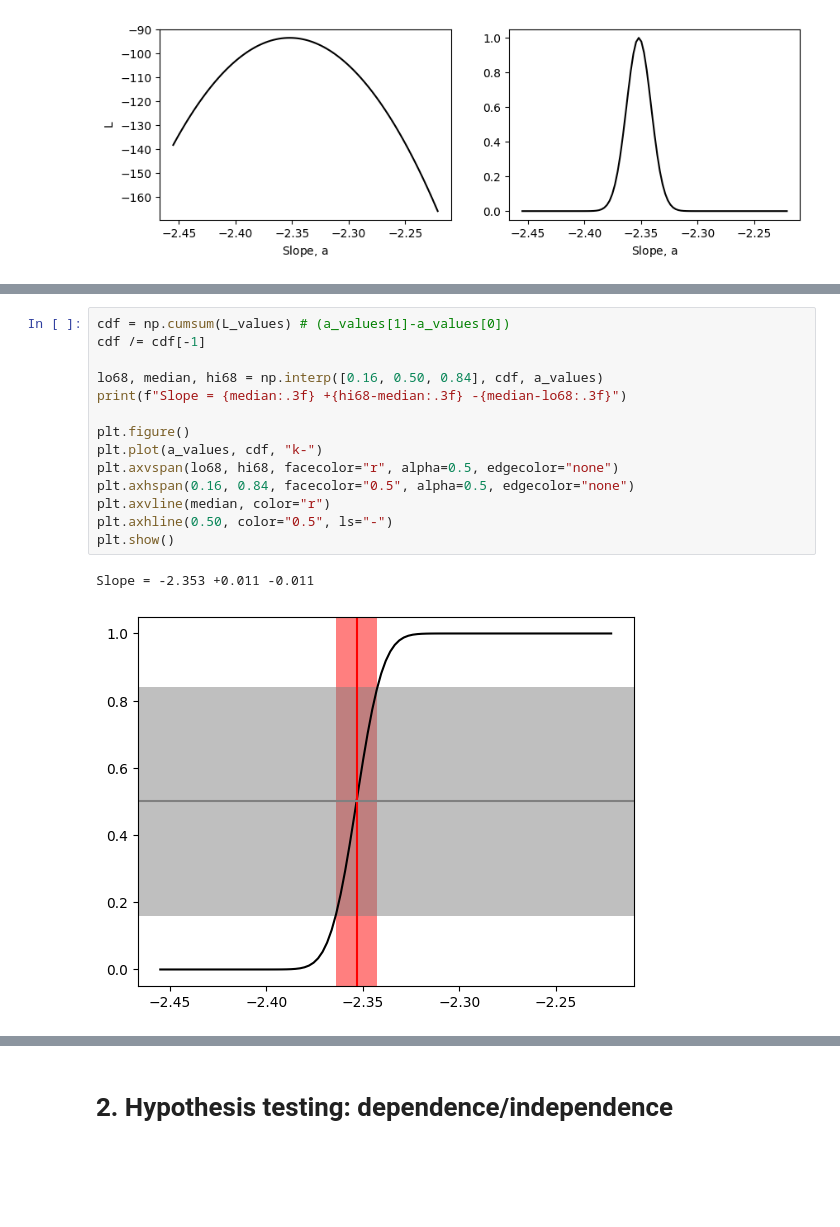
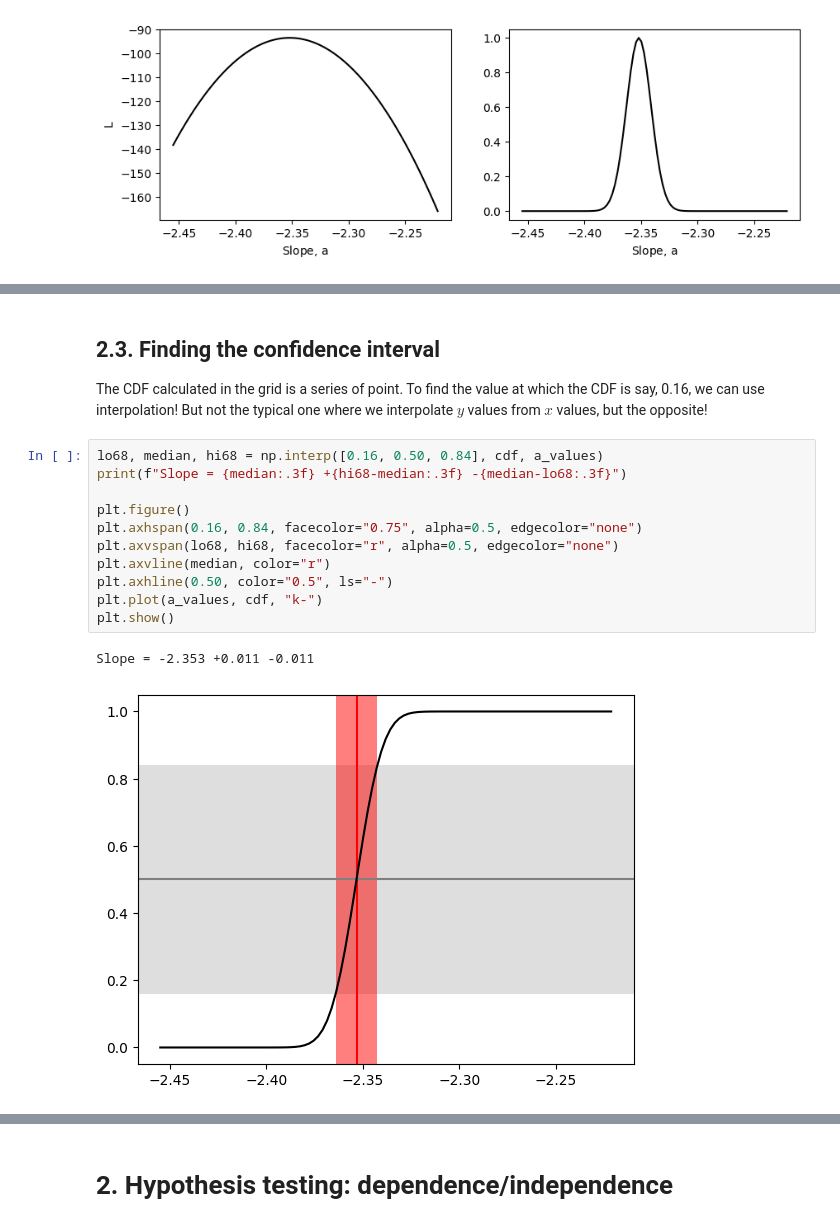
Before and after one commit to astrostatistics-in-crete/2024_summer_school, a Jupyter notebook: 04_MLE/MLE_AnswerKey.ipynb, the cells around one changed output, grey strips where cells are left out. Cells and saved outputs as stored; diff of their text form; blank space fills up the shorter version.

```diff
--- a/04_MLE/MLE_AnswerKey.ipynb
+++ b/04_MLE/MLE_AnswerKey.ipynb
@@ -272,17 +366,18 @@ plt.show()
+# %% [markdown]
+## 2.3. Finding the confidence interval
+
+The CDF calculated in the grid is a series of point. To find the value at which the CDF is say, 0.16, we can use interpolation! But not the typical one where we interpolate $y$ values from $x$ values, but the opposite!
 # %%
-cdf = np.cumsum(L_values) # (a_values[1]-a_values[0])
-cdf /= cdf[-1]
-
 lo68, median, hi68 = np.interp([0.16, 0.50, 0.84], cdf, a_values)
 print(f"Slope = {median:.3f} +{hi68-median:.3f} -{median-lo68:.3f}")
 
 plt.figure()
-plt.plot(a_values, cdf, "k-")
+plt.axhspan(0.16, 0.84, facecolor="0.75", alpha=0.5, edgecolor="none")
 plt.axvspan(lo68, hi68, facecolor="r", alpha=0.5, edgecolor="none")
-plt.axhspan(0.16, 0.84, facecolor="0.5", alpha=0.5, edgecolor="none")
 plt.axvline(median, color="r")
 plt.axhline(0.50, color="0.5", ls="-")
+plt.plot(a_values, cdf, "k-")
 plt.show()
 # %% [output]
 Slope = -2.353 +0.011 -0.011
-[figure, old version]
+[figure, new version]
```
Also changed, not shown: parts of 19 cells of this notebook.
